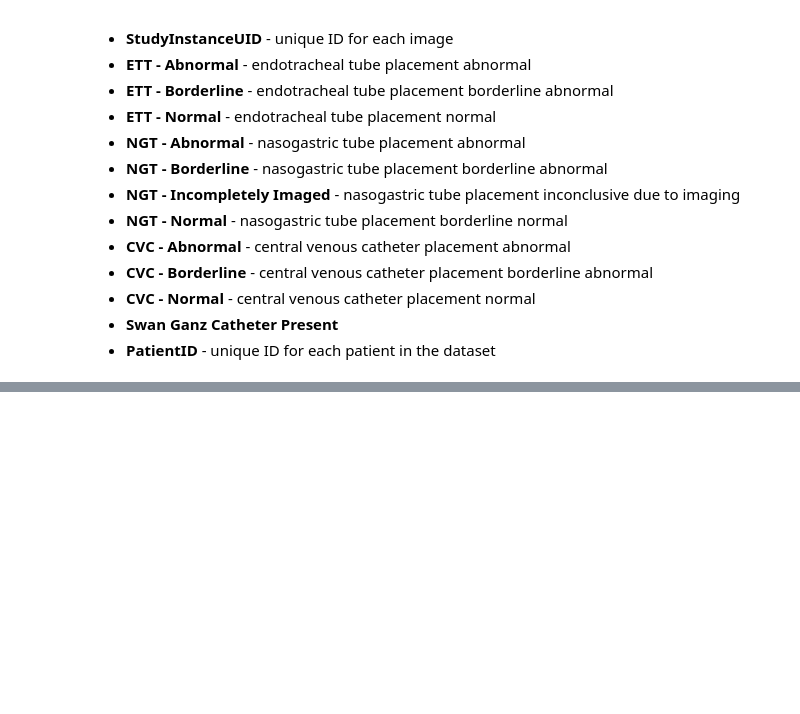
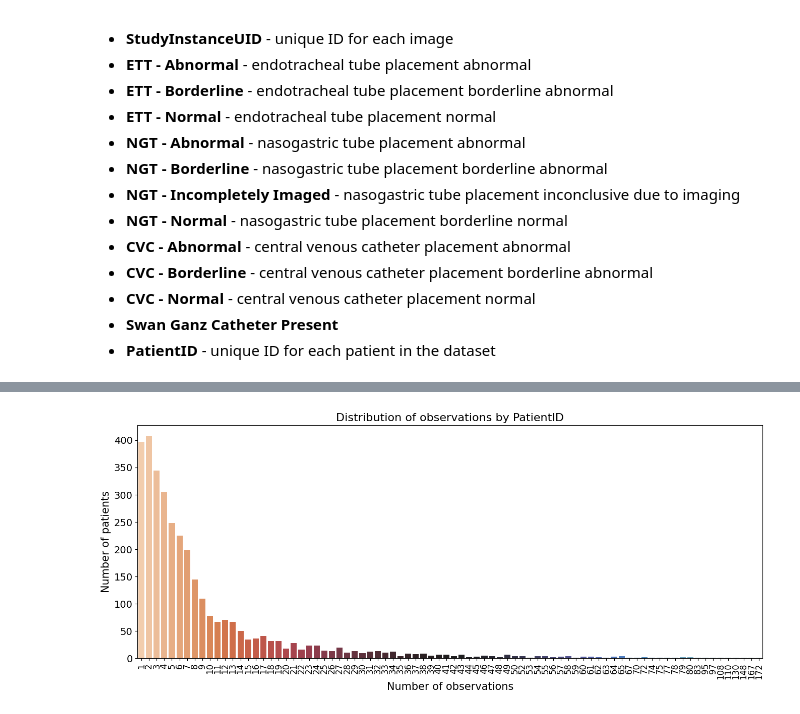
Before and after one commit to EmKelsall/ADS2002---Catheter-Placement-Project, a Jupyter notebook: dataAnalysis.ipynb, the cells around one changed output, grey strips where cells are left out. Drawn from its saved outputs; the diff is of its cells as text; code cells hidden in the pictures; blank space fills up the shorter version.

```diff
--- a/dataAnalysis.ipynb
+++ b/dataAnalysis.ipynb
@@ -54,0 +149,11 @@ import matplotlib.pyplot as plt
+# %%
+plt.figure(figsize=(16, 6))
+df_tmp = train["PatientID"].value_counts()
+sns.countplot(x=df_tmp.values, palette='icefire_rb')
+plt.xticks(fontsize=12, rotation=90)
+plt.yticks(fontsize=14)
+plt.xlabel("Number of observations", fontsize=15)
+plt.ylabel("Number of patients", fontsize=15)
+plt.title("Distribution of observations by PatientID", fontsize=16);
+# %% [output]
+[figure, added]
```
Also changed, not shown: parts of 15 cells of this notebook.
